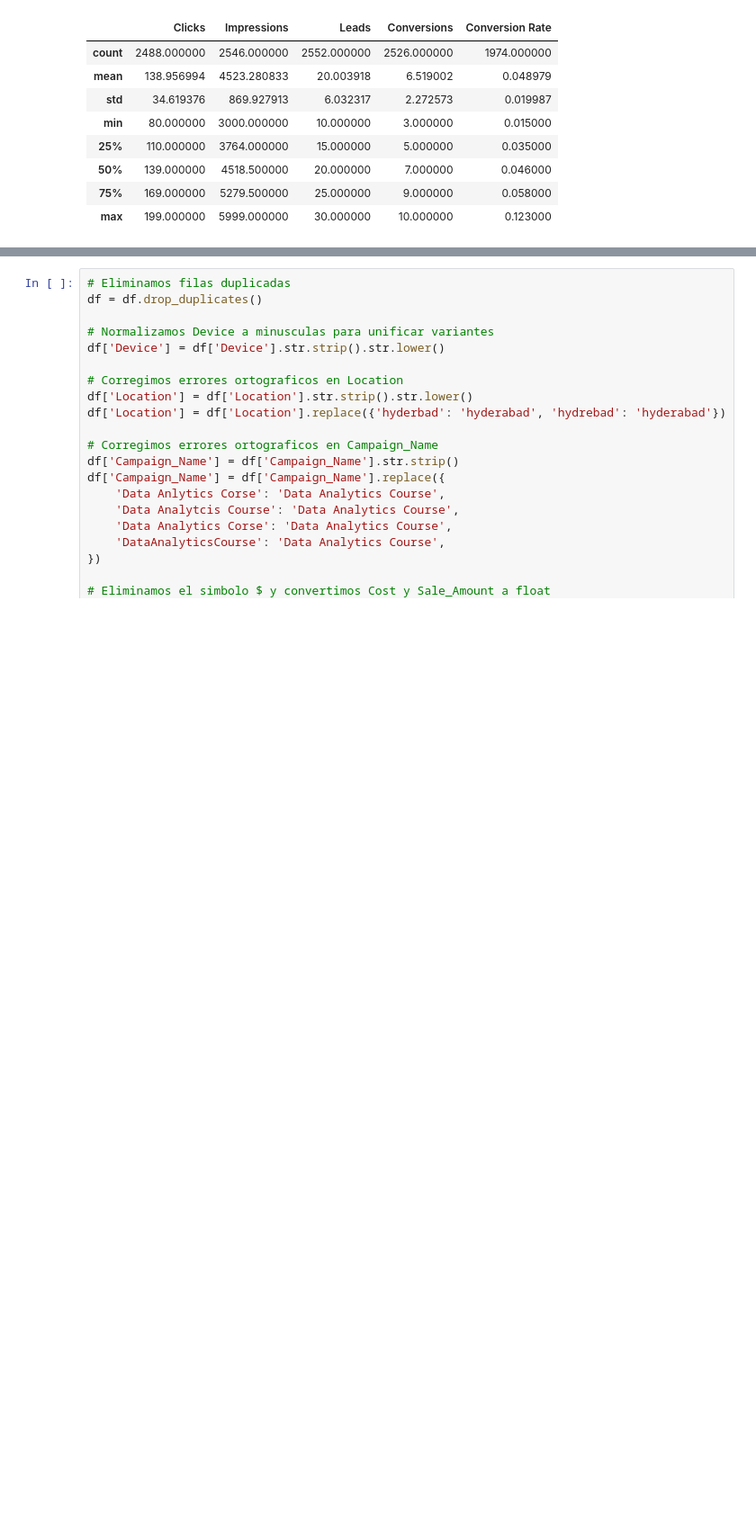
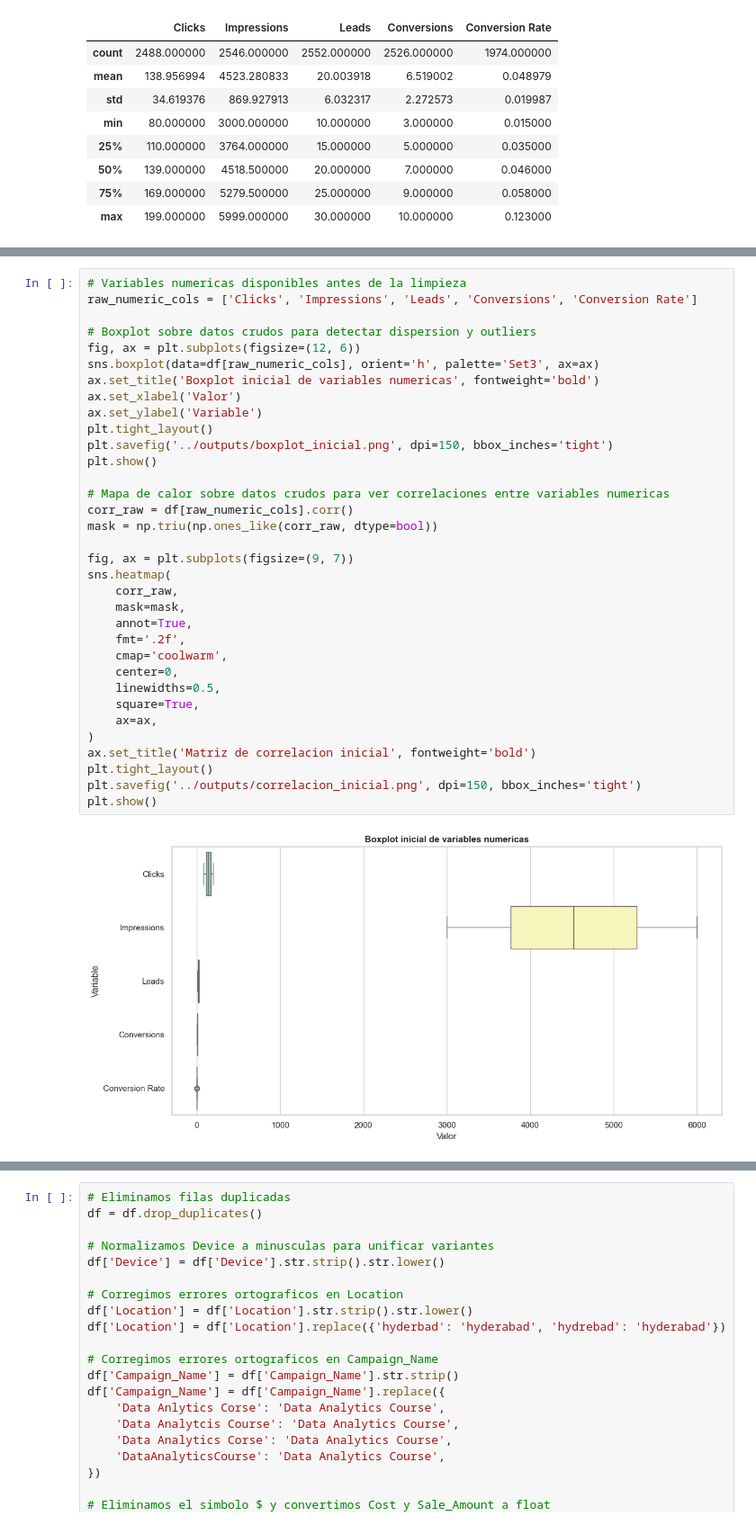
Before and after one commit to carlos31255/EV1_Google_Ads, a Jupyter notebook: notebooks/01_EDA_ML_GoogleAds.ipynb, the cells around one changed output, grey strips where cells are left out. Shown at 90% size. Saved outputs shown, nothing was run; the diff lists cells and outputs as text; blank space fills up the shorter version.

Commit message:
-changes en el orden de los graficos. -add graficos boxplot y de calor

```diff
--- a/notebooks/01_EDA_ML_GoogleAds.ipynb
+++ b/notebooks/01_EDA_ML_GoogleAds.ipynb
@@ -89,0 +94,36 @@ df.describe()
+# %%
+# Variables numericas disponibles antes de la limpieza
+raw_numeric_cols = ['Clicks', 'Impressions', 'Leads', 'Conversions', 'Conversion Rate']
+
+# Boxplot sobre datos crudos para detectar dispersion y outliers
+fig, ax = plt.subplots(figsize=(12, 6))
+sns.boxplot(data=df[raw_numeric_cols], orient='h', palette='Set3', ax=ax)
+ax.set_title('Boxplot inicial de variables numericas', fontweight='bold')
+ax.set_xlabel('Valor')
+ax.set_ylabel('Variable')
+plt.tight_layout()
+plt.savefig('../outputs/boxplot_inicial.png', dpi=150, bbox_inches='tight')
+plt.show()
+
+# Mapa de calor sobre datos crudos para ver correlaciones entre variables numericas
+corr_raw = df[raw_numeric_cols].corr()
+mask = np.triu(np.ones_like(corr_raw, dtype=bool))
+
+fig, ax = plt.subplots(figsize=(9, 7))
+sns.heatmap(
+    corr_raw,
+    mask=mask,
+    annot=True,
+    fmt='.2f',
+    cmap='coolwarm',
+    center=0,
+    linewidths=0.5,
+    square=True,
+    ax=ax,
+)
+ax.set_title('Matriz de correlacion inicial', fontweight='bold')
+plt.tight_layout()
+plt.savefig('../outputs/correlacion_inicial.png', dpi=150, bbox_inches='tight')
+plt.show()
+# %% [output]
+[figure, added]
```
Also changed, not shown: parts of 11 cells of this notebook, 4 other files.
